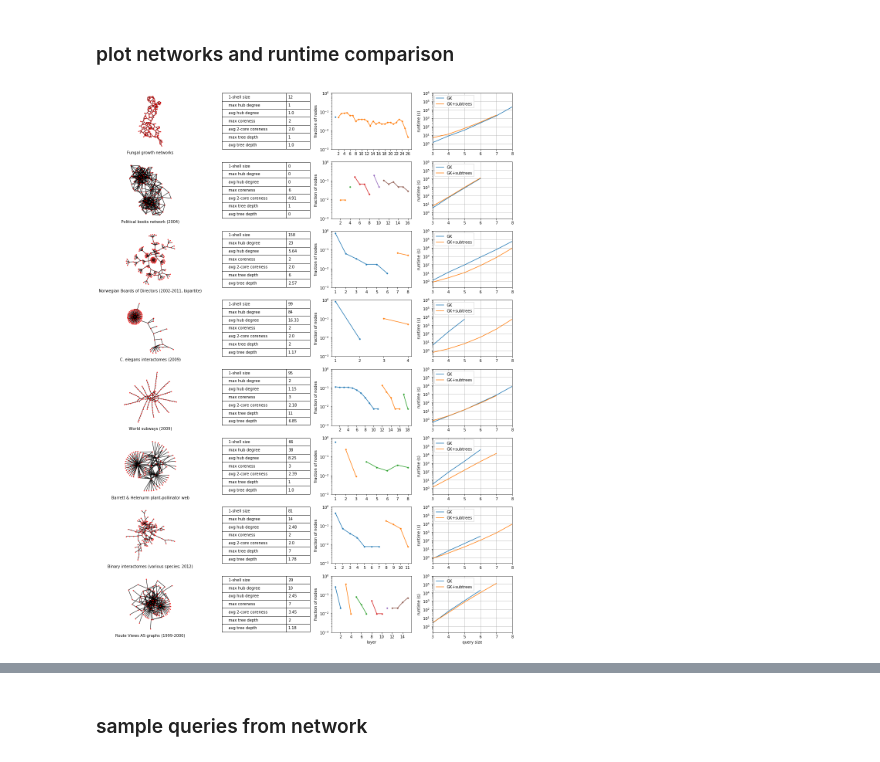
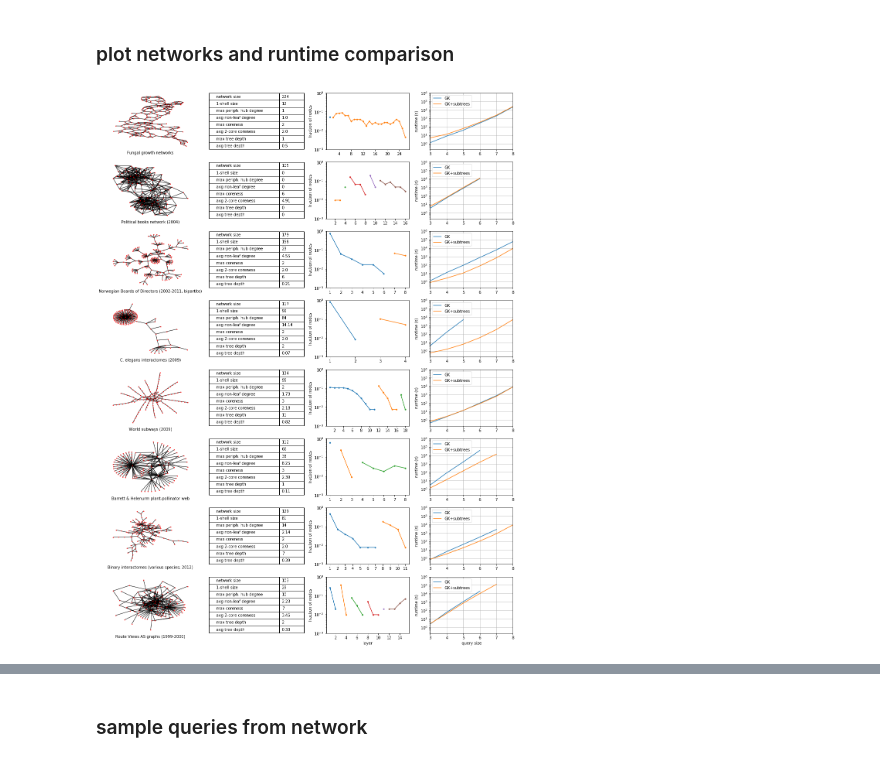
Before and after one commit to ta-rekt/motif-discovery, a Jupyter notebook: src/speed_tests.ipynb, the cells around one changed output, grey strips where cells are left out. Drawn from its saved outputs; the diff is of its cells as text; code cells hidden in the pictures.

```diff
--- a/src/speed_tests.ipynb
+++ b/src/speed_tests.ipynb
@@ -425,7 +429,7 @@ for networkKey, networkIndex in enumerate(sample):
     ax1.set_xticks([])
     ax1.set_yticks([])
     ax1.set_xlabel(str(data['title'][networkIndex]))
-    ax1.set_aspect('equal')
+#     ax1.set_aspect('equal')
     ax1.spines['top'].set_visible(False)
     ax1.spines['right'].set_visible(False)
     ax1.spines['bottom'].set_visible(False)
@@ -434,50 +438,61 @@ for networkKey, networkIndex in enumerate(sample):
 
     # network statistics
     oneShellSize = len([i for i in networkGraph if networkGraph.nodes[i]['coreness'] == 1])
+
     maxCoreness = max(onionLayers.keys())
 
     twoCore = [i for i in networkGraph if networkGraph.nodes[i]['coreness'] >= 2]
     avgCorenessTwoCore = sum([networkGraph.nodes[i]['coreness'] for i in twoCore])/len(twoCore)
 
     maxPeripheralHubDegree = 0
-    avgPeripheralHubDegree = 0
+    avgOneShellDegree = 0
     rootCount = 0
     avgTreeDepth = 0
+    nonLeafSize = 0
 
     for node in networkGraph:
-        if (networkGraph.nodes[node]['is_root']):
+        if (networkGraph.nodes[node]['is_root'] or networkGraph.nodes[node]['coreness'] == 1):
             rootCount = rootCount + 1
 
             neighborhood = networkGraph[node]
             peripheralNeighborhood = [i for i in neighborhood if networkGraph.nodes[i]['coreness'] == 1]
             peripheralHubDegree = len(peripheralNeighborhood)
 
-            avgTreeDepth = avgTreeDepth + max([networkGraph.nodes[i]['onion_layer'] for i in peripheralNeighborhood])
-            avgPeripheralHubDegree = avgPeripheralHubDegree + peripheralHubDegree
+            if (networkGraph.nodes[node]['is_root']):
+                avgTreeDepth = avgTreeDepth + max([networkGraph.nodes[i]['onion_layer'] for i in peripheralNeighborhood])
 
             if (peripheralHubDegree > maxPeripheralHubDegree):
                 maxPeripheralHubDegree = peripheralHubDegree
 
-    if (rootCount > 0):
-        avgPeripheralHubDegree = avgPeripheralHubDegree/rootCount
+        if ((networkGraph.nodes[node]['coreness'] == 1 and networkGraph.nodes[node]['onion_layer'] != 1) or networkGraph.nodes[node]['is_root']):
+            avgOneShellDegree = avgOneShellDegree + len(peripheralNeighborhood)
+            nonLeafSize = nonLeafSize + 1
+
+    if (rootCount > 0 and nonLeafSize > 0):
+        avgOneShellDegree = avgOneShellDegree/nonLeafSize
         avgTreeDepth = avgTreeDepth/rootCount
     else :
-        avgPeripheralHubDegree = 0
+        avgOneShellDegree = 0
         avgTreeDepth = 0
 
-    maxTreeDepth = max(onionLayers[1].keys())
+    if (oneShellSize != 0):
+        maxTreeDepth = max(onionLayers[1].keys())
+    else:
+        maxTreeDepth = 0
 
-    names = ['1-shell size',
-             'max hub degree',
-             'avg hub degree',
+    names = ['network size',
+             '1-shell size',
+             'max periph. hub degree',
+             'avg non-leaf degree',
              'max coreness',
              'avg 2-core coreness',
              'max tree depth',
              'avg tree depth']
 
-    values = [oneShellSize,
+    values = [len(networkGraph),
+             oneShellSize,
              maxPeripheralHubDegree,
-             round(avgPeripheralHubDegree, 2),
+             round(avgOneShellDegree, 2),
              maxCoreness,
              round(avgCorenessTwoCore, 2),
              maxTreeDepth,
@@ -485,19 +500,21 @@ for networkKey, networkIndex in enumerate(sample):
 
     dat = [(names[i], values[i]) for i in range(len(names))]
 
-    the_table = ax2.table(cellText=dat, cellLoc='left', loc=5, colWidths=[0.8, 0.3])
+    the_table = ax2.table(cellText=dat, cellLoc='left', loc=5, colWidths=[0.85, 0.3])
     table_props = the_table.properties()
     table_cells = table_props['child_artists']
 
     for cell in table_cells:
-        cell.set_height(0.142)
+        cell.set_height(0.124)
         cell.set_text_props(fontsize=10)
 
     ax2.axis('tight')
-    ax2.axis('off')
-
-    if (networkIndex == 503):
-        ax2.set_xlabel('network statistics')
+    ax2.spines['top'].set_visible(False)
+    ax2.spines['right'].set_visible(False)
+    ax2.spines['bottom'].set_visible(False)
+    ax2.spines['left'].set_visible(False)
+    ax2.set_xticks([])
+    ax2.set_yticks([])
 
 
     # onion spectrum
@@ -519,33 +536,36 @@ for networkKey, networkIndex in enumerate(sample):
                 y_data.append(None)
 
         ax3.plot([i for i in range(1, maxLayer+1)], y_data, marker='o', markersize=3)
 
     ax3.set_yscale('log')
+
     if (networkIndex == 503):
         ax3.set_xlabel('layer')
+
     ax3.set_ylabel('fraction of nodes')
     ax3.set_ylim([0.001, 1])
-    if (maxLayer > 14):
+
+    if (maxLayer > 14 and maxLayer <= 20):
         ax3.set_xticks([i for i in range(1, maxLayer+1) if i%2 == 0])
     elif (maxLayer > 20):
         ax3.set_xticks([i for i in range(1, maxLayer+1) if i%4 == 0])
     else:
         ax3.set_xticks([i for i in range(1, maxLayer+1)])
 
     # runtimes
     ax4.plot([i for i in range(3,9)], [runtimes[networkIndex][i]['total_fnr'] for i in range(3,9)], label='GK')
     ax4.plot([i for i in range(3,9)], [runtimes[networkIndex][i]['total_fns'] for i in range(3,9)], label='GK+subtrees')
     ax4.xaxis.set_major_locator(MaxNLocator(integer=True))
     ax4.set_yscale('log')
     ax4.set_ylim([0.2, 1000000])
     ax4.set_xlim([3, 8])
     if (networkIndex == 503):
         ax4.set_xlabel('query size')
     ax4.set_ylabel('runtime (s)')
     ax4.legend(loc="upper left")
     ax4.grid(True)
 
 fig1.set_size_inches(15, 20)
 # %% [output]
-[figure, old version]
+[figure, new version]
 # %%
```
Also changed, not shown: parts of 16 cells of this notebook, 24 other files.
